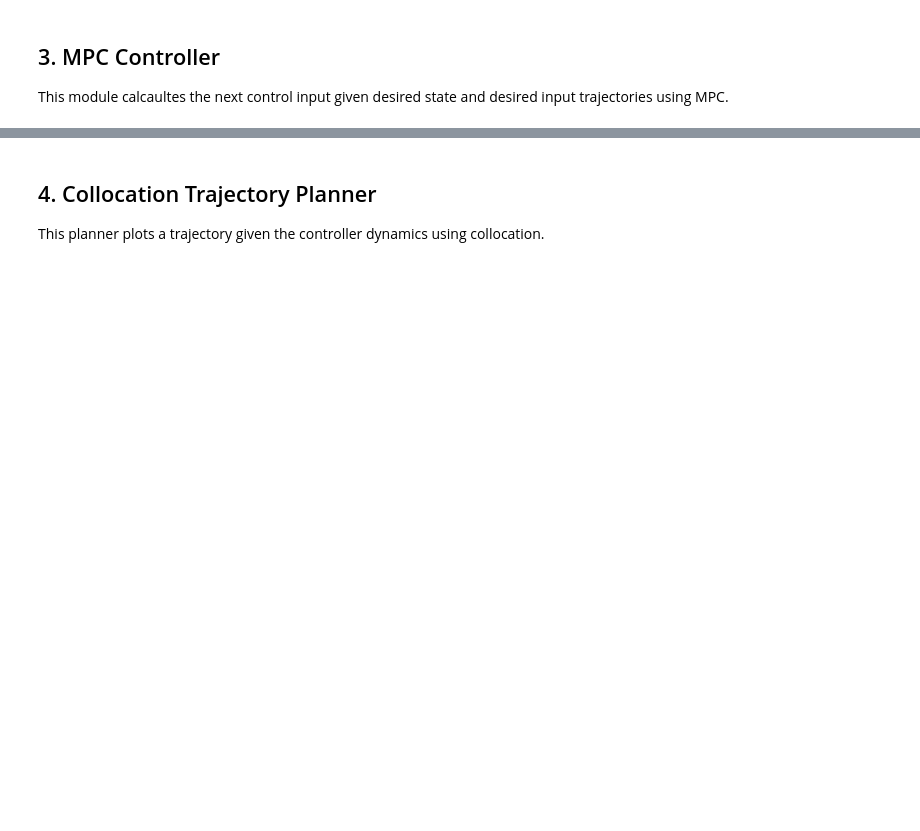
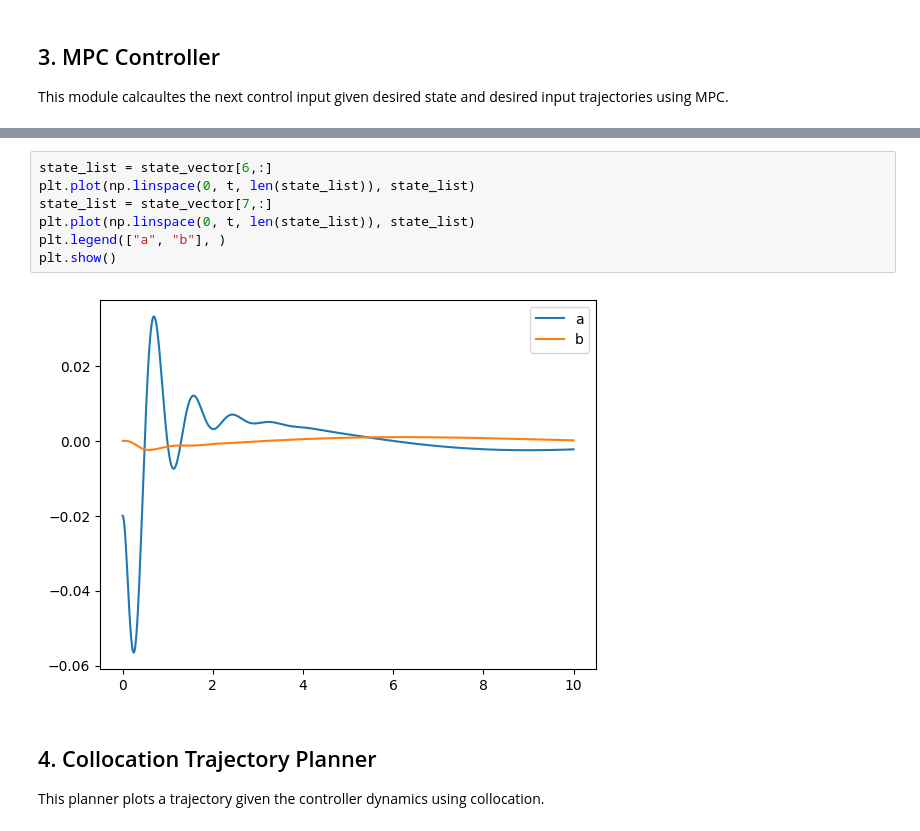
Before and after one commit to Meow404/Inverted-Pendulum-Quadrotor, a Jupyter notebook: src/Dynamics.ipynb, the cells around one changed output, grey strips where cells are left out. Drawn from its saved outputs; the diff is of its cells as text; blank space fills up the shorter version.

```diff
--- a/src/Dynamics.ipynb
+++ b/src/Dynamics.ipynb
@@ -821,3 +840,12 @@ KeyboardInterrupt:
+# %%
+state_list = state_vector[6,:]
+plt.plot(np.linspace(0, t, len(state_list)), state_list)
+state_list = state_vector[7,:]
+plt.plot(np.linspace(0, t, len(state_list)), state_list)
+plt.legend(["a", "b"], )
+plt.show()
+# %% [output]
+[figure, added]
 # %% [markdown]
 ## 4. Collocation Trajectory Planner
 
```
Also changed, not shown: parts of 33 cells of this notebook, 2 other files.
